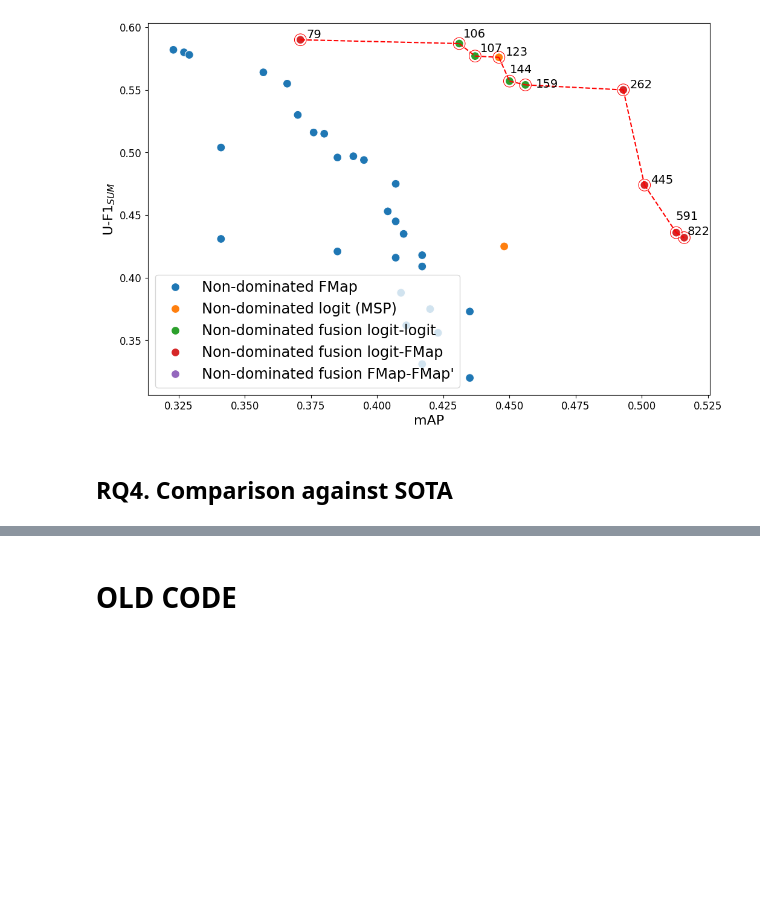
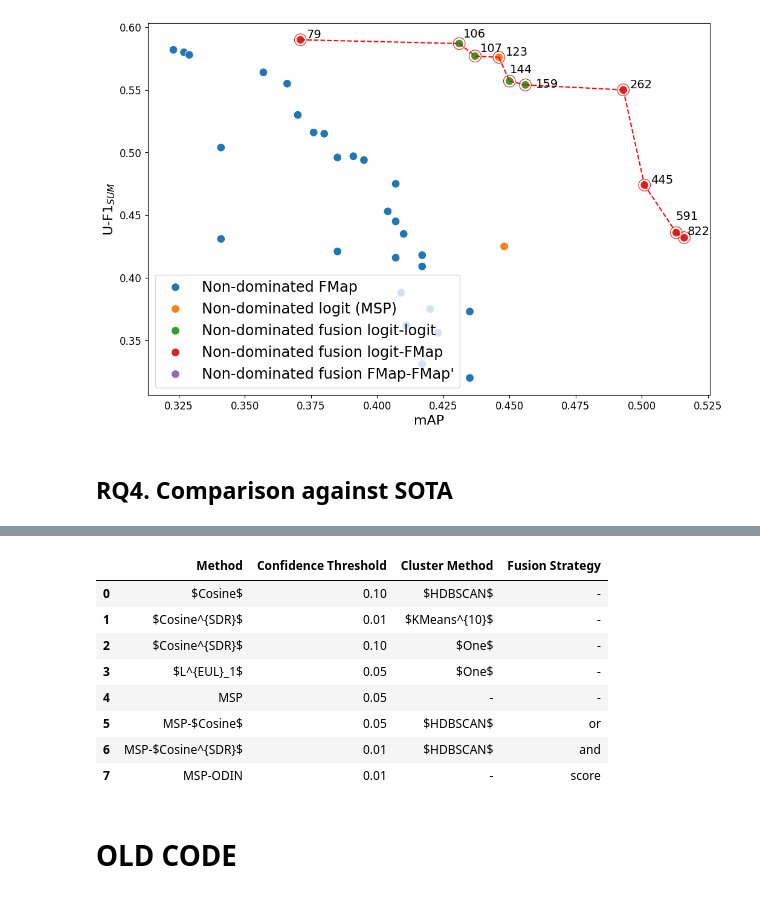
Before and after one commit to aitor-martinez-seras/OoD_in_Object_Detection, a Jupyter notebook: process_results.ipynb, the cells around one changed output, grey strips where cells are left out. Cells and saved outputs as stored; diff of their text form; code cells hidden in the pictures; blank space fills up the shorter version.

```diff
--- a/process_results.ipynb
+++ b/process_results.ipynb
@@ -2537,0 +2550,27 @@ for _ in final_latex_str:
+# %%
+df_table = df_selected_rq1_rq2_rq3.copy()
+# Keep only the columns we want
+COLUMNS_TO_KEEP = [
+    'Method', 'Confidence Threshold', 'Cluster Method', 'Fusion Strategy'
+]
+df_table = df_table[COLUMNS_TO_KEEP]
+# # Add the column Distance Metric with new values
+# df_table['Distance Metric'] = df_table['Method']
+# df_table['Distance Metric'].iloc[4] = '-'
+# df_table['Distance Metric'].iloc[5] = '$Cosine$'
+# df_table['Distance Metric'].iloc[6] = '$Cosine^{SDR}$'
+# df_table['Distance Metric'].iloc[7] = '-'
+# # Rename the methods with FMap
+# df_table['Method'].iloc[0:4] = 'FMap'
+# #df_table['Method'].iloc[5] = 'MSP-FMap'
+df_table
+# %% [output]
+|  | Method | Confidence Threshold | Cluster Method | Fusion Strategy |
+| 0 | $Cosine$ | 0.10 | $HDBSCAN$ | - |
+| 1 | $Cosine^{SDR}$ | 0.01 | $KMeans^{10}$ | - |
+| 2 | $Cosine^{SDR}$ | 0.10 | $One$ | - |
+| 3 | $L^{EUL}_1$ | 0.05 | $One$ | - |
+| 4 | MSP | 0.05 | - | - |
+| 5 | MSP-$Cosine$ | 0.05 | $HDBSCAN$ | or |
+| 6 | MSP-$Cosine^{SDR}$ | 0.01 | $HDBSCAN$ | and |
+| 7 | MSP-ODIN | 0.01 | - | score |
```
Also changed, not shown: parts of 14 cells of this notebook, 2 other files.
